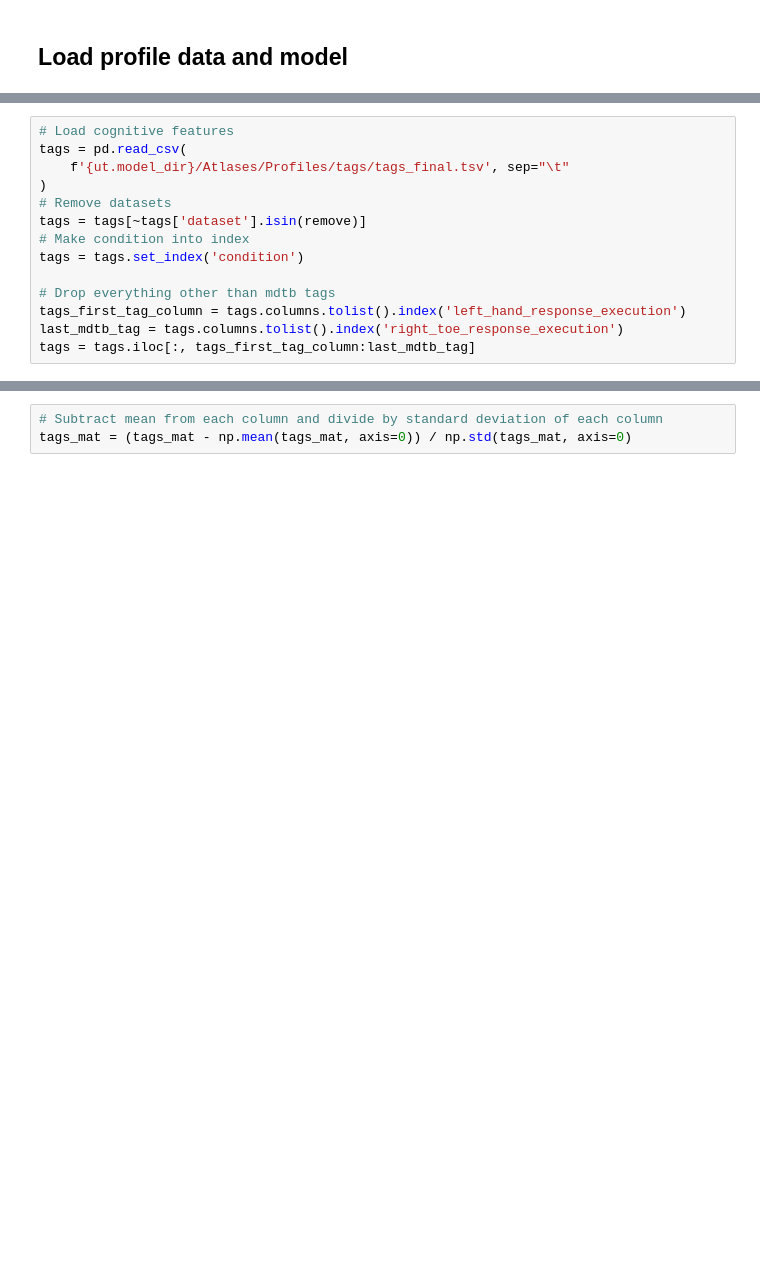
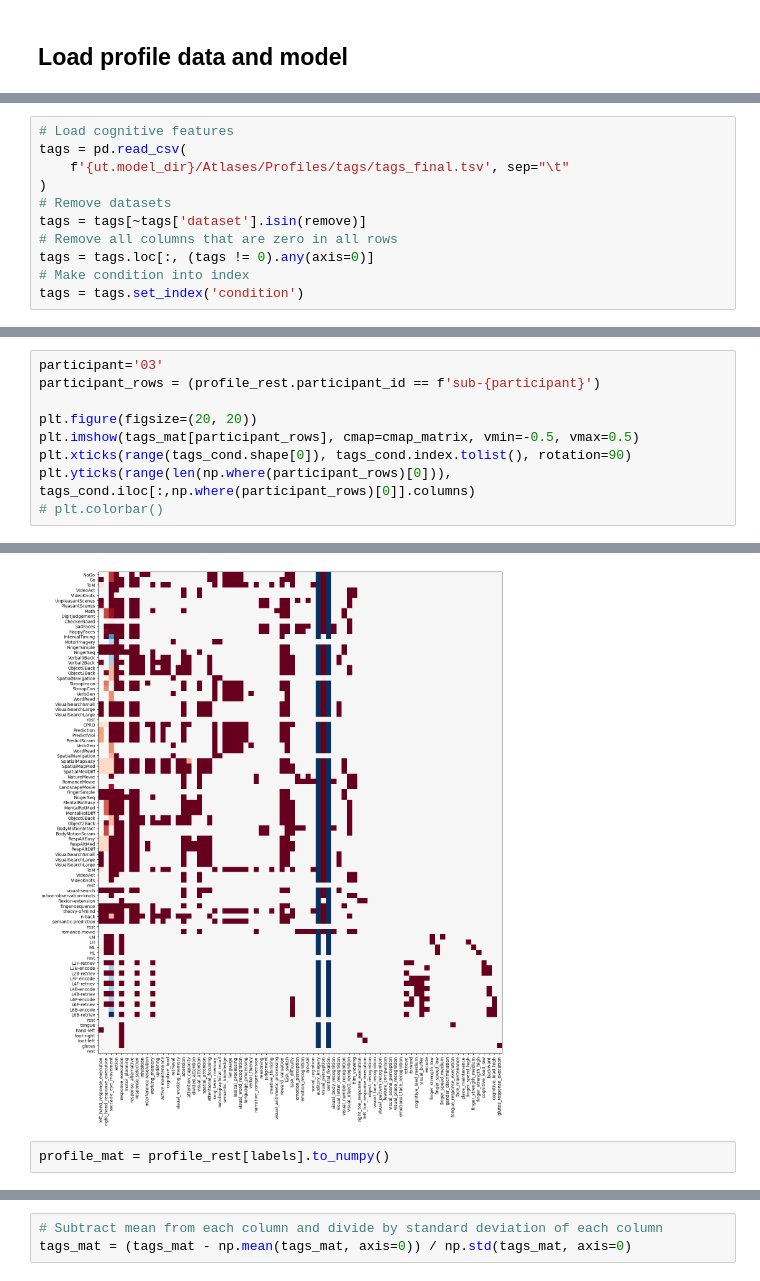
Before and after one commit to DiedrichsenLab/ProbabilisticParcellation, a Jupyter notebook: notebooks/atlas_paper/cognitive_features_all.ipynb, the cells around one changed output, grey strips where cells are left out. Saved outputs shown, nothing was run; the diff lists cells and outputs as text; blank space fills up the shorter version.

```diff
--- a/notebooks/atlas_paper/cognitive_features_all.ipynb
+++ b/notebooks/atlas_paper/cognitive_features_all.ipynb
@@ -84,10 +143,7 @@ tags = pd.read_csv(
 )
 # Remove datasets
 tags = tags[~tags['dataset'].isin(remove)]
+# Remove all columns that are zero in all rows
+tags = tags.loc[:, (tags != 0).any(axis=0)]
 # Make condition into index
 tags = tags.set_index('condition')
-
-# Drop everything other than mdtb tags
-tags_first_tag_column = tags.columns.tolist().index('left_hand_response_execution')
-last_mdtb_tag = tags.columns.tolist().index('right_toe_response_execution')
-tags = tags.iloc[:, tags_first_tag_column:last_mdtb_tag]
@@ -152,0 +194,10 @@ plt.yticks(range(len(tags_cond.index)), tags_cond.index.tolist())
+# %%
+participant='03'
+participant_rows = (profile_rest.participant_id == f'sub-{participant}')
+
+plt.figure(figsize=(20, 20))
+plt.imshow(tags_mat[participant_rows], cmap=cmap_matrix, vmin=-0.5, vmax=0.5)
+plt.xticks(range(tags_cond.shape[0]), tags_cond.index.tolist(), rotation=90)
+plt.yticks(range(len(np.where(participant_rows)[0])), tags_cond.iloc[:,np.where(participant_rows)[0]].columns)
+# plt.colorbar()
+# %% [output]
@@ -152,0 +221,3 @@ plt.yticks(range(len(tags_cond.index)), tags_cond.index.tolist())
+[figure, added]
+# %%
+profile_mat = profile_rest[labels].to_numpy()
```
Also changed, not shown: parts of 22 cells of this notebook, 2 other files.
